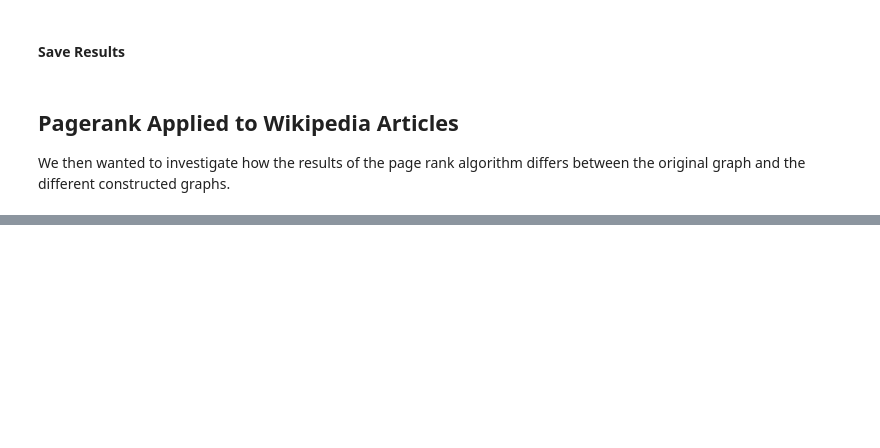
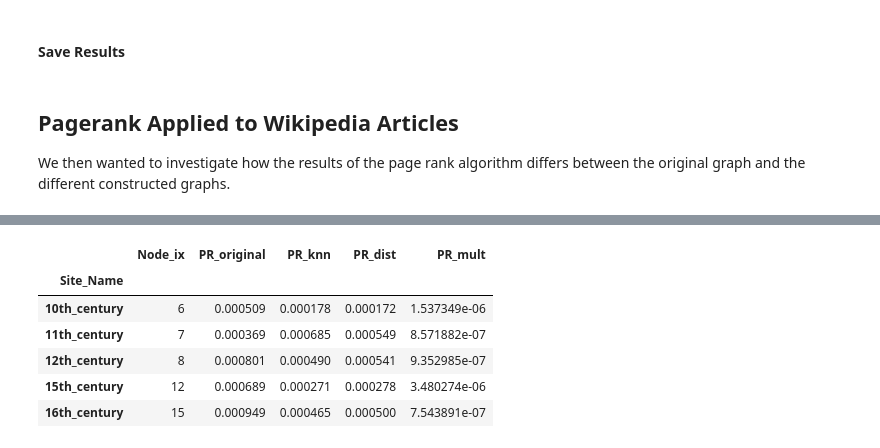
Before and after one commit to mattminder/ntds_24, a Jupyter notebook: Project/project.ipynb, the cells around one changed output, grey strips where cells are left out. Saved outputs shown, nothing was run; the diff lists cells and outputs as text; code cells hidden in the pictures; blank space fills up the shorter version.

```diff
--- a/Project/project.ipynb
+++ b/Project/project.ipynb
@@ -416,0 +460,10 @@ min(prob)
+# %%
+reduced_sites.head()
+# %% [output]
+|  | Node_ix | PR_original | PR_knn | PR_dist | PR_mult |
+| Site_Name |  |  |  |  |  |
+| 10th_century | 6 | 0.000509 | 0.000178 | 0.000172 | 1.537349e-06 |
+| 11th_century | 7 | 0.000369 | 0.000685 | 0.000549 | 8.571882e-07 |
+| 12th_century | 8 | 0.000801 | 0.000490 | 0.000541 | 9.352985e-07 |
+| 15th_century | 12 | 0.000689 | 0.000271 | 0.000278 | 3.480274e-06 |
+| 16th_century | 15 | 0.000949 | 0.000465 | 0.000500 | 7.543891e-07 |
```
Also changed, not shown: parts of 13 cells of this notebook.
